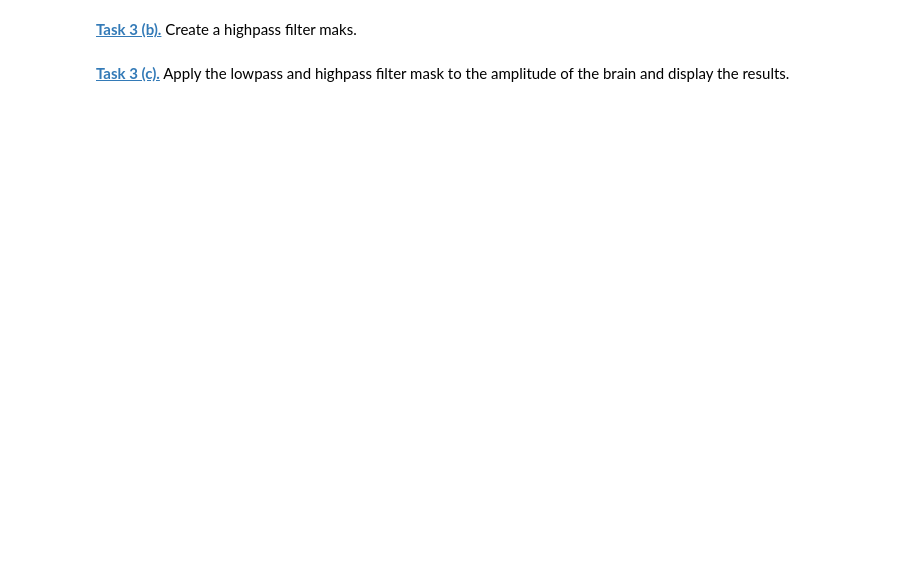
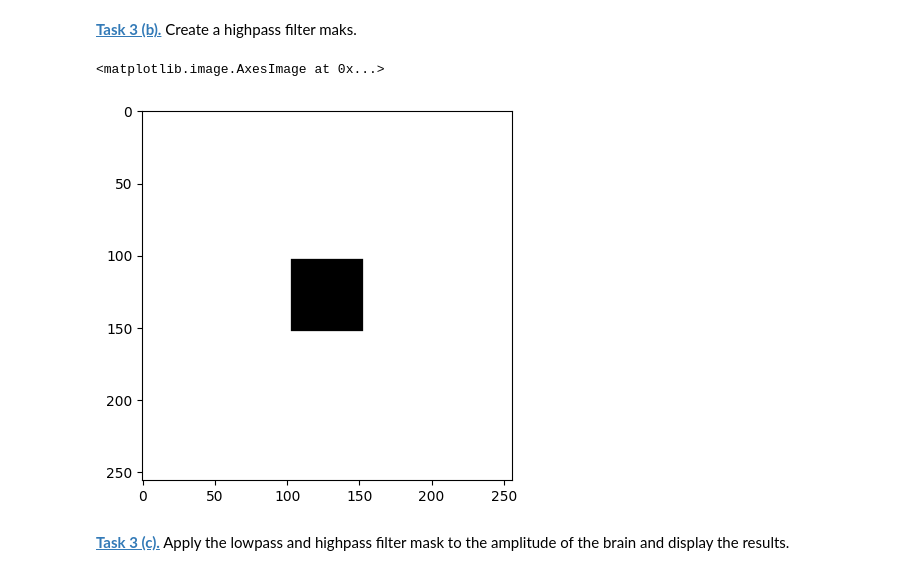
Before and after one commit to leventetn/mobi-fs5-python, a Jupyter notebook: fourier.ipynb, the cells around one changed output. Saved outputs shown, nothing was run; the diff lists cells and outputs as text; code cells hidden in the pictures; blank space fills up the shorter version.

```diff
--- a/fourier.ipynb
+++ b/fourier.ipynb
@@ -124,4 +148,11 @@ filter_window_size = 50
 # %% [markdown]
 **[Task 3 (b).]()** Create a highpass filter maks.
+# %%
+high_pass = 1 - low_pass
+
+plt.imshow(high_pass, cmap = "gray")
+# %% [output]
+<matplotlib.image.AxesImage at 0x...>
+[figure, added]
 # %% [markdown]
 **[Task 3 (c).]()** Apply the lowpass and highpass filter mask to the amplitude of the brain and display the results.
```
Also changed, not shown: parts of 4 cells of this notebook.
